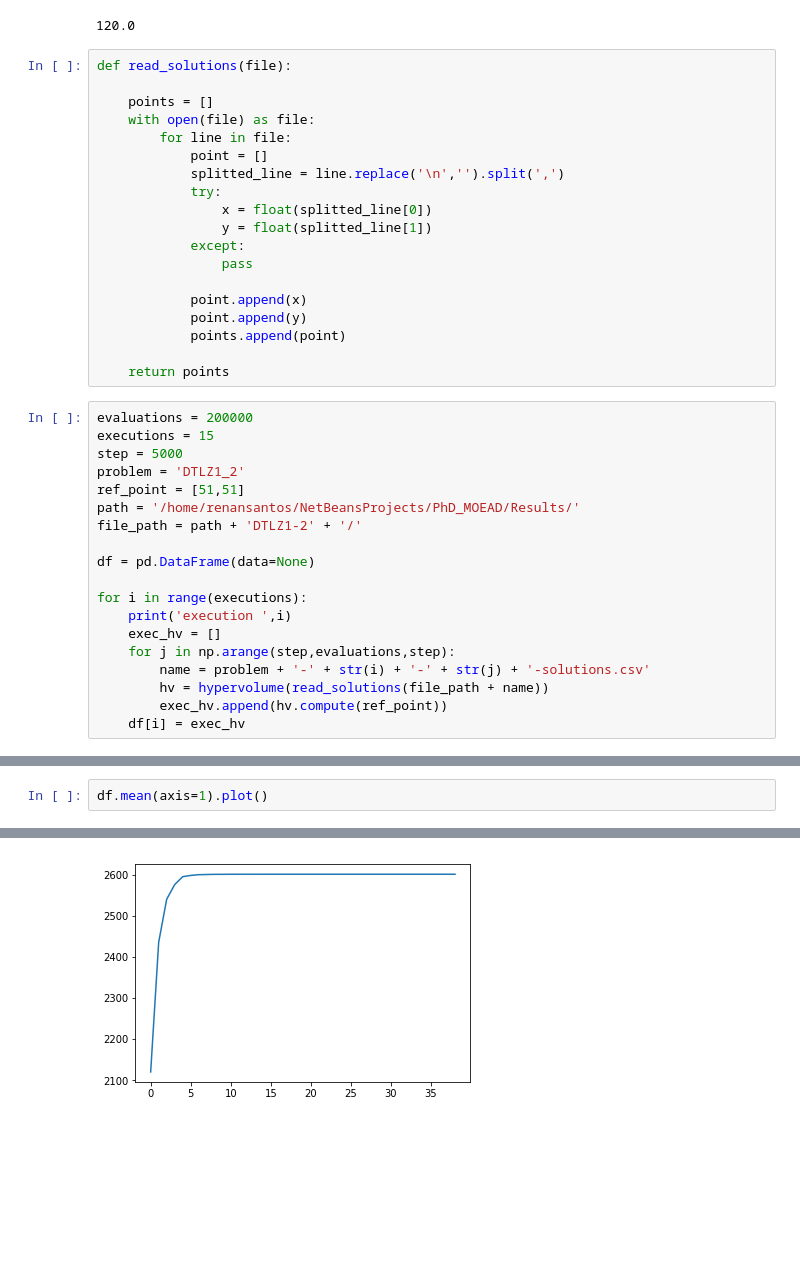
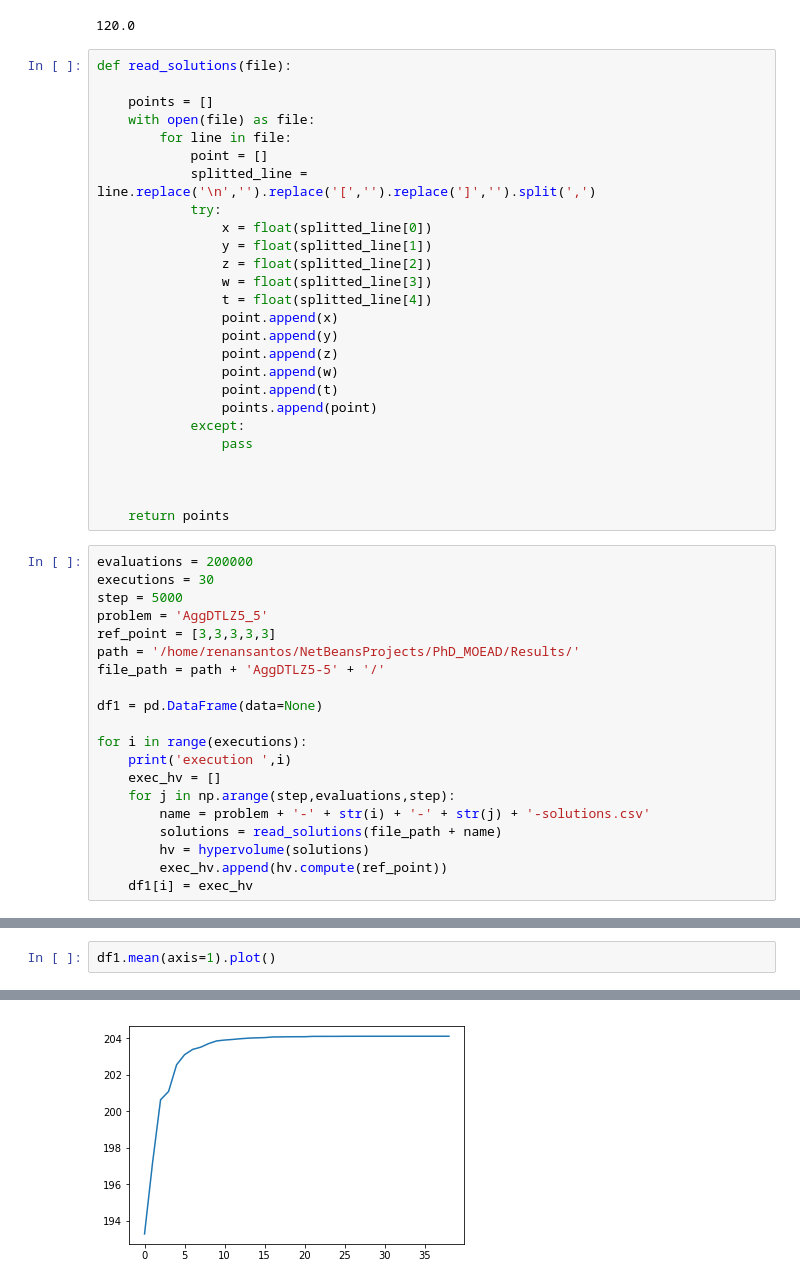
Before and after one commit to renansantosmendes/PhD_Python_2019, a Jupyter notebook: 05-hypervolume-calculation.ipynb, the cells around one changed output, grey strips where cells are left out. Saved outputs shown, nothing was run; the diff lists cells and outputs as text; blank space fills up the shorter version.

```diff
--- a/05-hypervolume-calculation.ipynb
+++ b/05-hypervolume-calculation.ipynb
@@ -35,37 +35,45 @@ def read_solutions(file):
     with open(file) as file:
         for line in file:
             point = []
-            splitted_line = line.replace('\n','').split(',')
+            splitted_line = line.replace('\n','').replace('[','').replace(']','').split(',')
             try:
                 x = float(splitted_line[0])
                 y = float(splitted_line[1])
+                z = float(splitted_line[2])
+                w = float(splitted_line[3])
+                t = float(splitted_line[4])
+                point.append(x)
+                point.append(y)
+                point.append(z)
+                point.append(w)
+                point.append(t)
+                points.append(point)
             except:
                 pass
 
-            point.append(x)
-            point.append(y)
-            points.append(point)
+
 
     return points
 # %%
 evaluations = 200000
-executions = 15
+executions = 30
 step = 5000
-problem = 'DTLZ1_2'
-ref_point = [51,51]
+problem = 'AggDTLZ5_5'
+ref_point = [3,3,3,3,3]
 path = '/home/renansantos/NetBeansProjects/PhD_MOEAD/Results/'
-file_path = path + 'DTLZ1-2' + '/'
+file_path = path + 'AggDTLZ5-5' + '/'
 
-df = pd.DataFrame(data=None)
+df1 = pd.DataFrame(data=None)
 
 for i in range(executions):
     print('execution ',i)
     exec_hv = []
     for j in np.arange(step,evaluations,step):
         name = problem + '-' + str(i) + '-' + str(j) + '-solutions.csv'
-        hv = hypervolume(read_solutions(file_path + name))
+        solutions = read_solutions(file_path + name)
+        hv = hypervolume(solutions)
         exec_hv.append(hv.compute(ref_point))
-    df[i] = exec_hv
+    df1[i] = exec_hv
 # %% [output]
 execution  0
 execution  1
@@ -85,5 +95,5 @@ execution  14
 # %%
-df.mean(axis=1).plot()
+df1.mean(axis=1).plot()
 # %% [output]
 <matplotlib.axes._subplots.AxesSubplot at 0x...>
-[figure, old version]
+[figure, new version]
```
Also changed, not shown: parts of 7 cells of this notebook.
